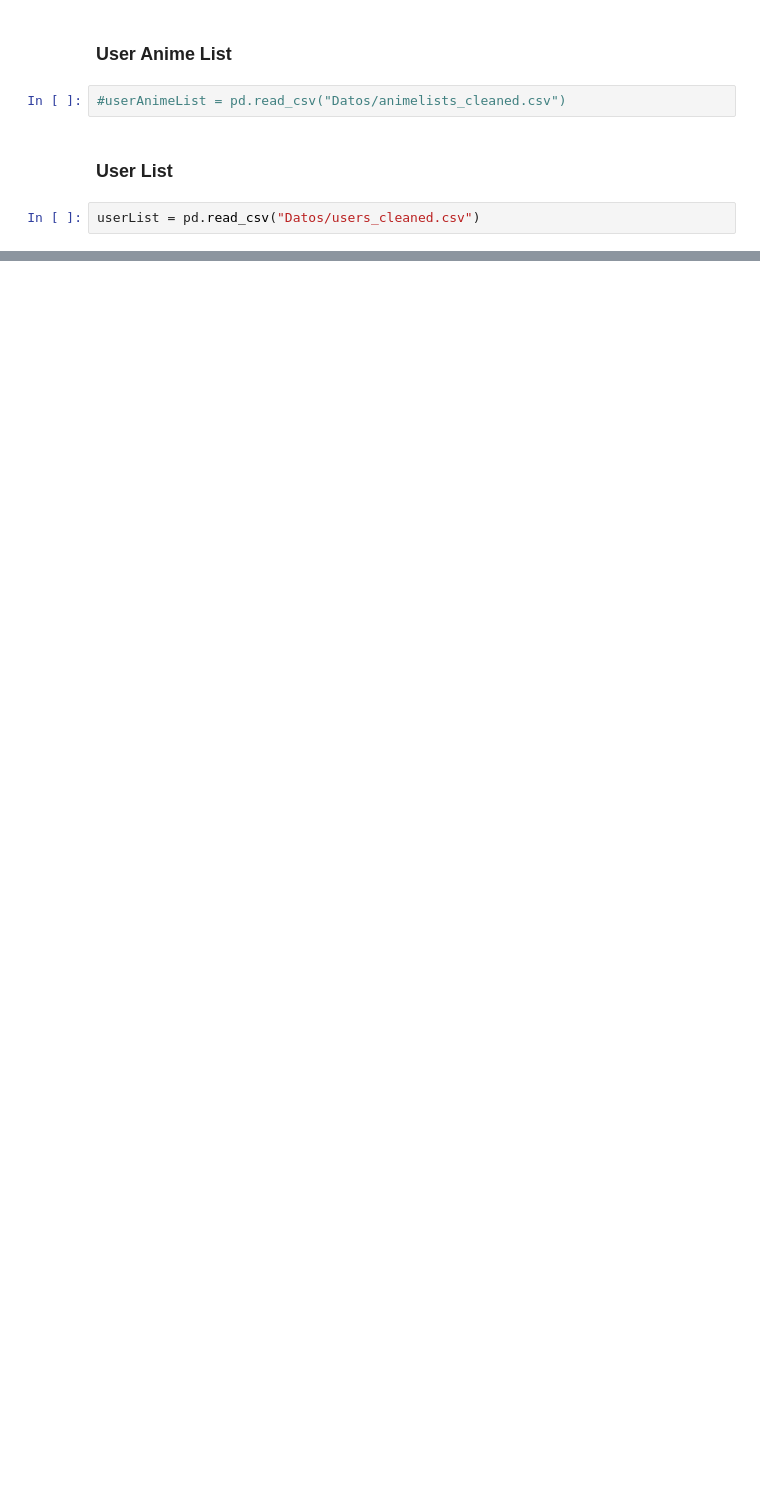
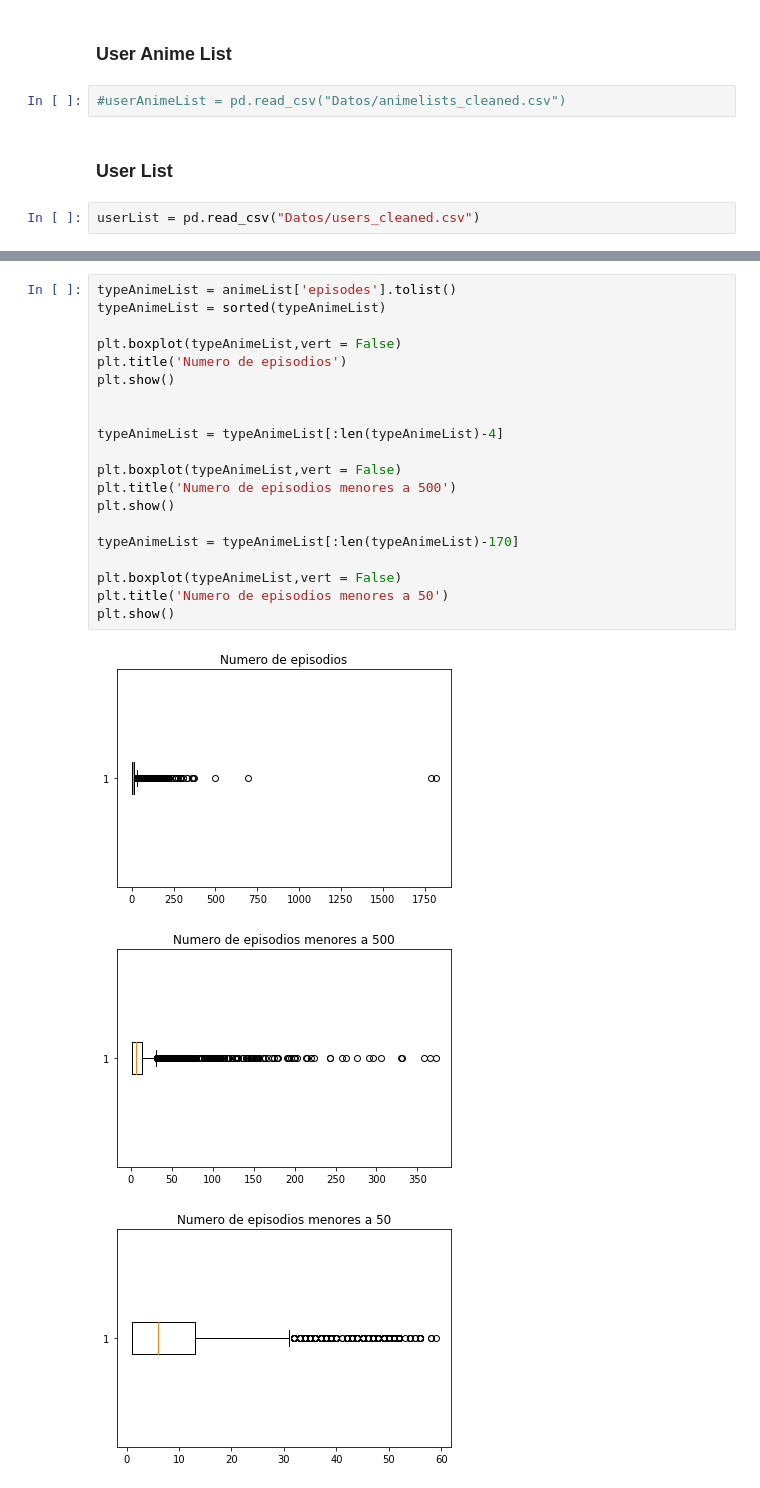
Before and after one commit to diegoolguinw/AnimeDataSet, a Jupyter notebook: Proyecto Mineria de Datos.ipynb, the cells around one changed output, grey strips where cells are left out. Saved outputs shown, nothing was run; the diff lists cells and outputs as text; blank space fills up the shorter version.

```diff
--- a/Proyecto Mineria de Datos.ipynb
+++ b/Proyecto Mineria de Datos.ipynb
@@ -418,0 +556,24 @@ userList = pd.read_csv("Datos/users_cleaned.csv")
+# %%
+typeAnimeList = animeList['episodes'].tolist()
+typeAnimeList = sorted(typeAnimeList)
+
+plt.boxplot(typeAnimeList,vert = False)
+plt.title('Numero de episodios')
+plt.show()
+
+
+typeAnimeList = typeAnimeList[:len(typeAnimeList)-4]
+
+plt.boxplot(typeAnimeList,vert = False)
+plt.title('Numero de episodios menores a 500')
+plt.show()
+
+typeAnimeList = typeAnimeList[:len(typeAnimeList)-170]
+
+plt.boxplot(typeAnimeList,vert = False)
+plt.title('Numero de episodios menores a 50')
+plt.show()
+# %% [output]
+[figure, added]
+[figure, added]
+[figure, added]
```
Also changed, not shown: parts of 49 cells of this notebook, 1 other file.
